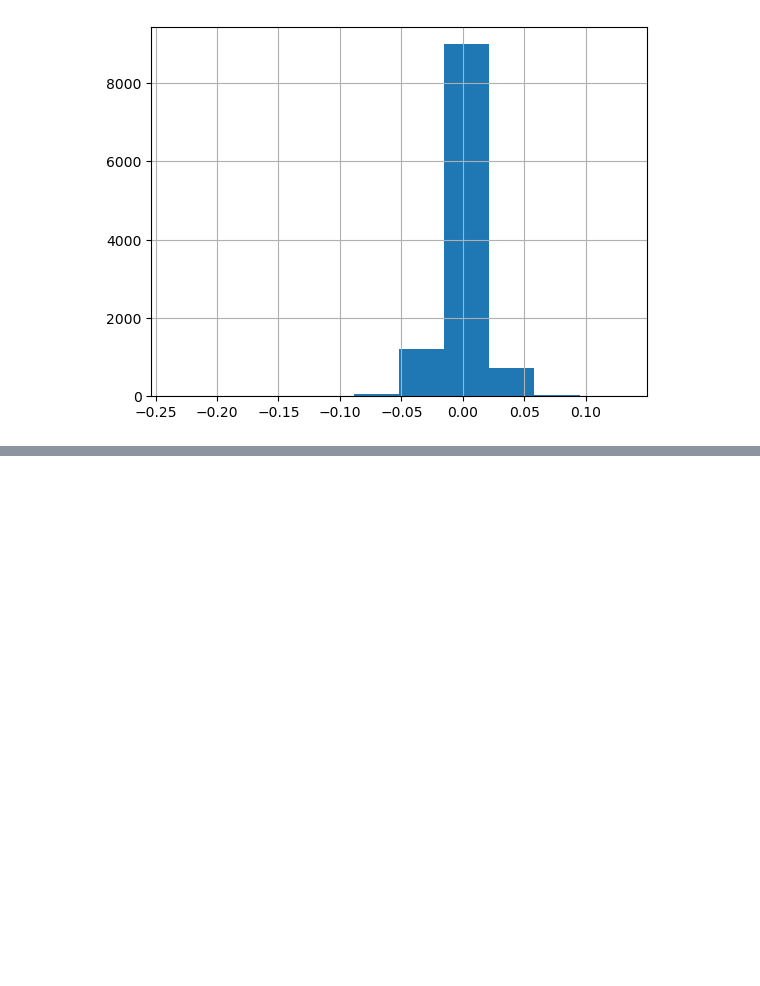
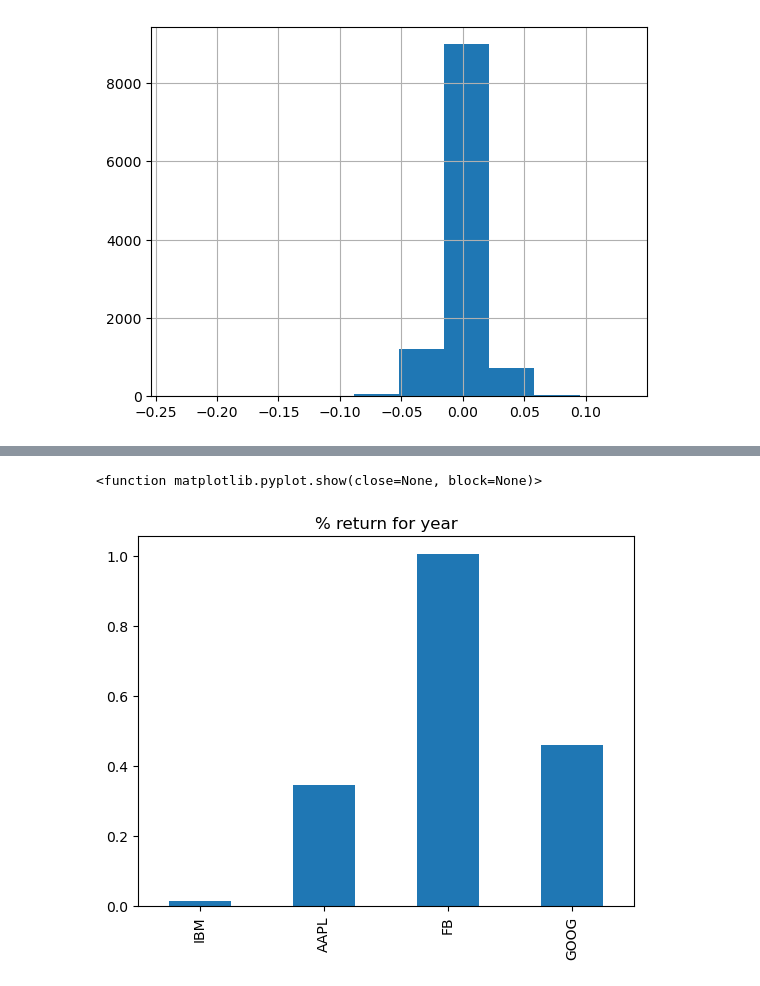
Before and after one commit to hanyu2010wendy/Big-Data, a Jupyter notebook: Stock-data/Stock-data.ipynb, the cells around one changed output, grey strips where cells are left out. Saved outputs shown, nothing was run; the diff lists cells and outputs as text; code cells hidden in the pictures; blank space fills up the shorter version.

```diff
--- a/Stock-data/Stock-data.ipynb
+++ b/Stock-data/Stock-data.ipynb
@@ -83,3 +83,13 @@ ibm_df['DRR'].hist()
 plt.show()
 # %% [output]
 [figure]
+# %%
+from pandas import DataFrame
+
+data_feed = {}
+data_feed['IBM'] = pdr.get_data_yahoo('ibm',start='2023-01-01', end='2023-10-23')
+data_feed['AAPL'] = pdr.get_data_yahoo('AAPL',start='2023-01-01', end='2023-10-23')
+data_feed['FB'] = pdr.get_data_yahoo('FB.MI',start='2023-01-01', end='2023-10-23')
+data_feed['GOOG'] = pdr.get_data_yahoo('GOOG',start='2023-01-01', end='2023-10-23')
+price = DataFrame({tic: data['Adj Close'] for tic, data in data_feed.items()})
+price
@@ -85,0 +115,8 @@ plt.show()
+# %%
+returns = price.pct_change()
+# %%
+returns.sum().plot(kind = 'bar', title = '% return for year')
+plt.show
+# %% [output]
+<function matplotlib.pyplot.show(close=None, block=None)>
+[figure, added]
```
Also changed, not shown: parts of 12 cells of this notebook.
